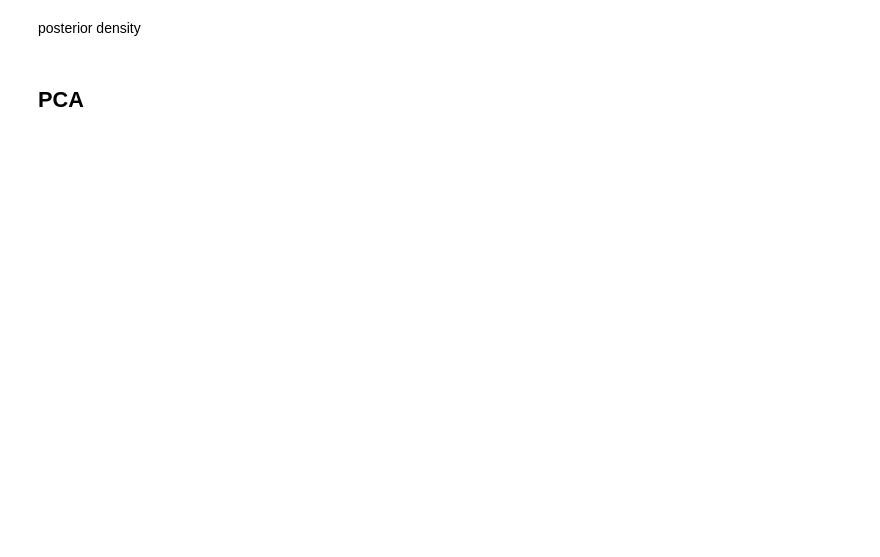
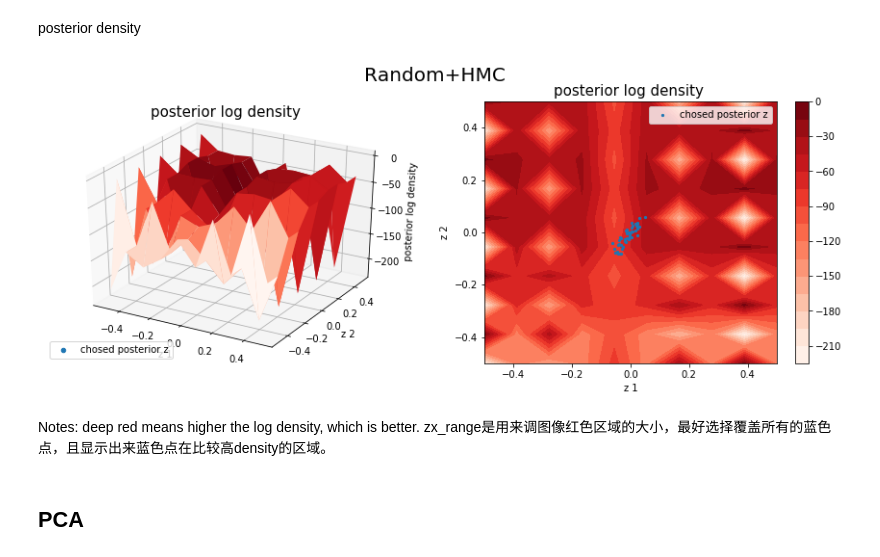
Before and after one commit to Yuting-Kou/am207_Project, a Jupyter notebook: src/hmc_yimxu_koko.ipynb, the cells around one changed output. Drawn from its saved outputs; the diff is of its cells as text; code cells hidden in the pictures; blank space fills up the shorter version.

```diff
--- a/src/hmc_yimxu_koko.ipynb
+++ b/src/hmc_yimxu_koko.ipynb
@@ -169,13 +178,39 @@ print('The Posterior Predictive Log likelihood of the observed data is {0:6.4f}'
 # %% [markdown]
 posterior density
-# %%
-zx=np.linspace(-0.2,0.2,10)
-zy=np.linspace(-0.2,0.2,10)
-zx,zy=np.meshgrid(zx,zy)
-z=np.array([zx,zy]).reshape(2,-1).T
-level = my_inference.get_posterior_likelihood(z=z,X=x,y=y).reshape(10,10)
-post_z=inf.get_posterior(10)
-post_level=inf.get_posterior_likelihood(z=post_z,X=x,y=y)
+# %%
+def plot_posterior_likelihood(my_inference,name,zx_range=[-0.2,0.2], zy_range=[-0.2,0.2]):
+    zx=np.linspace(zx_range[0],zx_range[1],10)
+    zy=np.linspace(zy_range[0],zy_range[1],10)
+    zx,zy=np.meshgrid(zx,zy)
+    z=np.array([zx,zy]).reshape(2,-1).T
+    level = my_inference.get_posterior_likelihood(z=z,X=x,y=y).reshape(10,10)
+    post_z=my_inference.get_posterior(50)
+    post_level=my_inference.get_posterior_likelihood(z=post_z,X=x,y=y)
+
+    fig = plt.figure(figsize=(15,5))
+    ax = fig.add_subplot(121, projection='3d')
+    ax.plot_surface(zx,zy,level,cmap='Reds', edgecolor='none')
+    ax.scatter3D(post_z[:,0],post_z[:,1],post_level,label='chosed posterior z')
+    plt.title('posterior log density ',fontsize=15)
+    ax.set_xlabel('z 1')
+    ax.set_ylabel('z 2')
+    ax.set_zlabel('posterior log density')
+    plt.legend(loc='lower left')
+    ax1= fig.add_subplot(122)
+    cs=ax1.contourf(zx, zy, level, levels=20, linewidths=1,cmap='Reds')
+    ax1.scatter(post_z[:,0],post_z[:,1],label='chosed posterior z',s=5)
+    fig.colorbar(cs, ax=ax1)
+    plt.xlabel('z 1')
+    plt.ylabel('z 2')
+    plt.title('posterior log density ',fontsize=15)
+    plt.legend()
+    plt.suptitle(name, fontsize=20)
+# %%
+plot_posterior_likelihood(my_inference=my_inference, name='Random+HMC',zx_range=[-0.5,0.5], zy_range=[-0.5,0.5])
+# %% [output]
+[figure, added]
+# %% [markdown]
+Notes: deep red means higher the log density, which is better. zx_range是用来调图像红色区域的大小，最好选择覆盖所有的蓝色点，且显示出来蓝色点在比较高density的区域。
 # %% [markdown]
 ## PCA
 # %%
```
Also changed, not shown: parts of 14 cells of this notebook, 1 other file.
